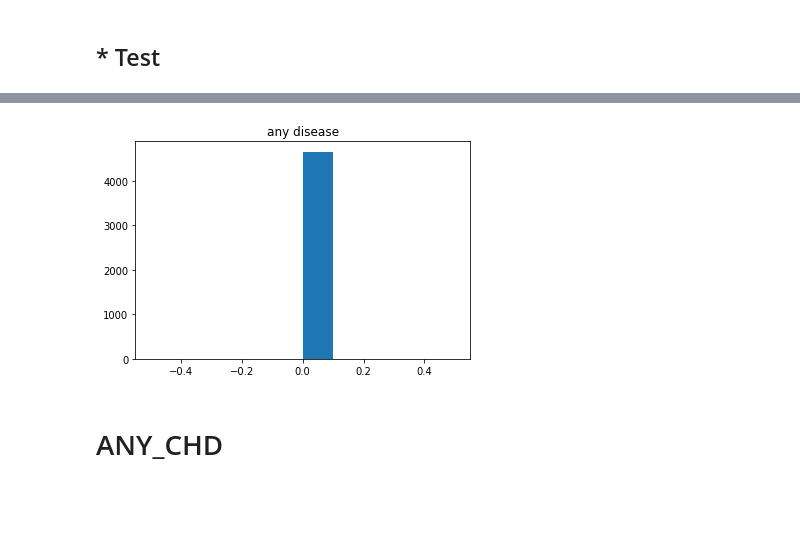
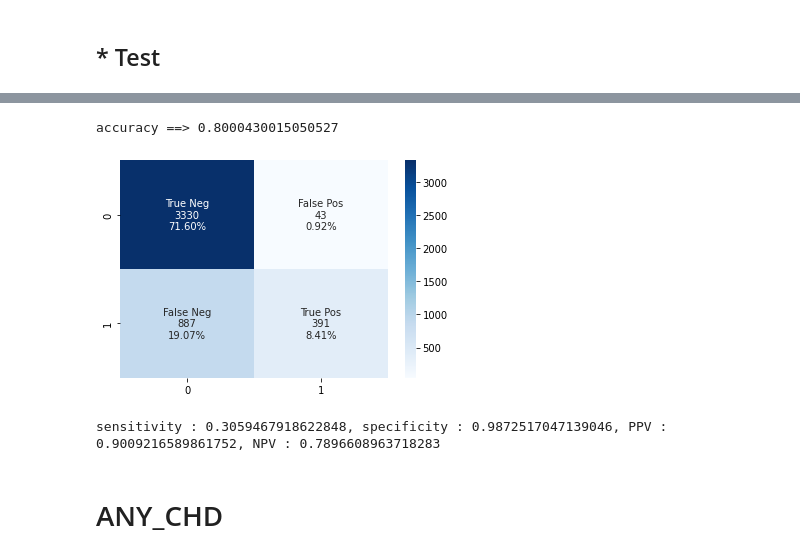
Before and after one commit to ninous-dev/heart-prediction, a Jupyter notebook: decision_tree.ipynb, the cells around one changed output, grey strips where cells are left out. Drawn from its saved outputs; the diff is of its cells as text; code cells hidden in the pictures; blank space fills up the shorter version.

```diff
--- a/decision_tree.ipynb
+++ b/decision_tree.ipynb
@@ -567,11 +528,9 @@ plt.show()
-# %%
-hist,bins = np.histogram(Y_pred)
-
-plt.hist(Y_pred, bins = bins)
-plt.title("any disease")
-plt.show()
-# %% [output]
-[figure, removed]
+# %%
+prediction_analyse(X_test, Y_test)
+# %% [output]
+accuracy ==> 0.8000430015050527
+[figure, added]
+sensitivity : 0.3059467918622848, specificity : 0.9872517047139046, PPV : 0.9009216589861752, NPV : 0.7896608963718283
 # %% [markdown]
 # ANY_CHD
 # %% [markdown]
```
Also changed, not shown: parts of 56 cells of this notebook.
